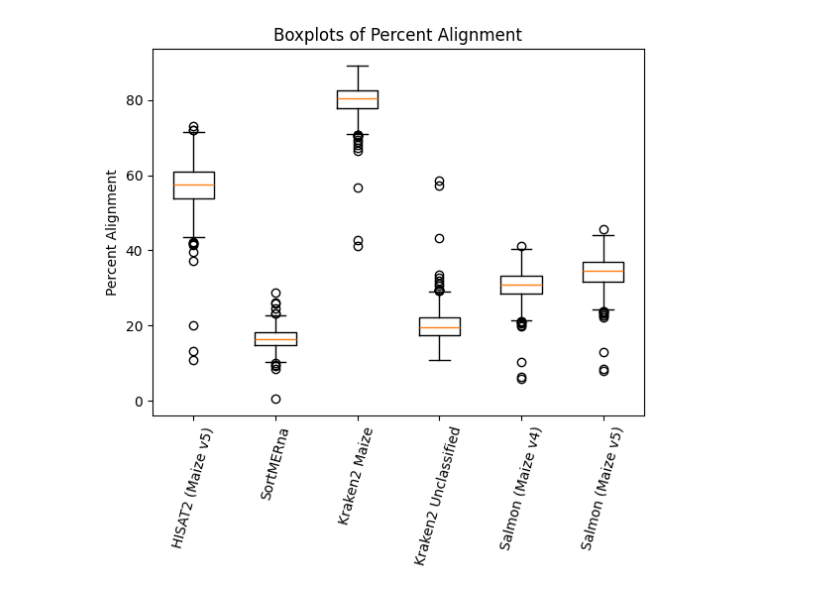
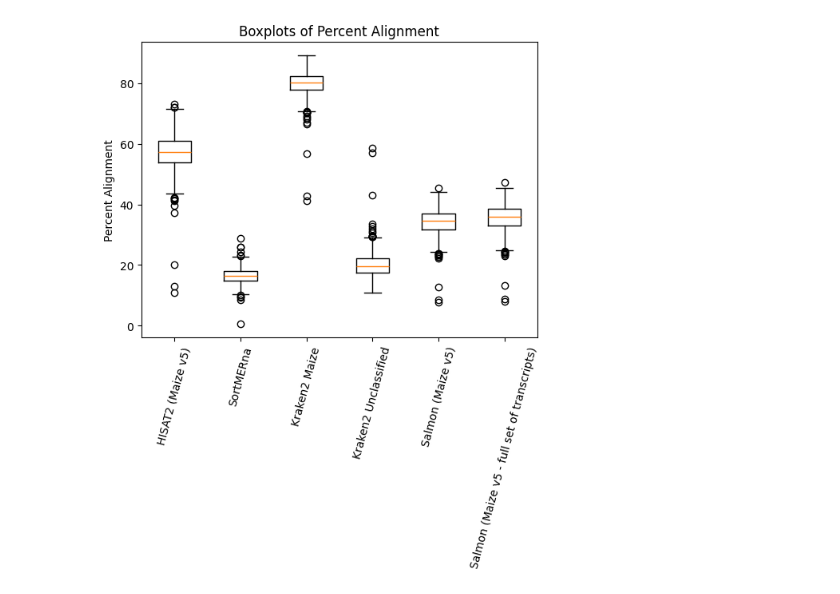
Before and after one commit to SantosRAC/maize_microbiome_transcriptomics, a Jupyter notebook: rnaseq_kremling2018/rrna_mapping_kremling2018.ipynb, the cells around one changed output. Cells and saved outputs as stored; diff of their text form; code cells hidden in the pictures.

Commit message:
Adding mapping to full transcripts to plot

```diff
--- a/rnaseq_kremling2018/rrna_mapping_kremling2018.ipynb
+++ b/rnaseq_kremling2018/rrna_mapping_kremling2018.ipynb
@@ -2,48 +2,48 @@
 import pandas as pd
 # %%
 # Read the file and create a dataframe
-df_hisat2_kremling = pd.read_csv('/media/renato/SSD1TB/Repositories/maize_microbiome_transcriptomics/rnaseq_kremling2018/wholegenomemapping_hisat2_percent.txt',
+df_hisat2_kremling = pd.read_csv('/home/rsantos/Repositories/maize_microbiome_transcriptomics/rnaseq_kremling2018/wholegenomemapping_hisat2_percent.txt',
                                     header=None, names=['percent_alignment'])
-df_sortmerna_kremling = pd.read_csv('/media/renato/SSD1TB/Repositories/maize_microbiome_transcriptomics/rnaseq_kremling2018/rrna_kremling2018_alignment_percent.txt',
+df_sortmerna_kremling = pd.read_csv('/home/rsantos/Repositories/maize_microbiome_transcriptomics/rnaseq_kremling2018/rrna_kremling2018_alignment_percent.txt',
                                     header=None, names=['percent_alignment'])
-df_kraken2maize_kremling = pd.read_csv('/media/renato/SSD1TB/Repositories/maize_microbiome_transcriptomics/rnaseq_kremling2018/kraken2_kremling2018_maize_mapping_percent.txt',
+df_kraken2maize_kremling = pd.read_csv('/home/rsantos/Repositories/maize_microbiome_transcriptomics/rnaseq_kremling2018/kraken2_kremling2018_maize_mapping_percent.txt',
                                        header=None, names=['percent_alignment'])
-df_kraken2uncl_kremling = pd.read_csv('/media/renato/SSD1TB/Repositories/maize_microbiome_transcriptomics/rnaseq_kremling2018/kraken2_kremling2018_uncl_mapping_percent.txt',
+df_kraken2uncl_kremling = pd.read_csv('/home/rsantos/Repositories/maize_microbiome_transcriptomics/rnaseq_kremling2018/kraken2_kremling2018_uncl_mapping_percent.txt',
                                        header=None, names=['percent_alignment'])
-df_salmon2zma_kremling = pd.read_csv('/media/renato/SSD1TB/Repositories/maize_microbiome_transcriptomics/rnaseq_kremling2018/Zma_salmon_mapping.txt',
+df_salmon2zma2_kremling = pd.read_csv('/home/rsantos/Repositories/maize_microbiome_transcriptomics/rnaseq_kremling2018/Zma2_salmon_mapping_reprtranscripts.txt',
                                        header=None, names=['percent_alignment'])
-df_salmon2zma2_kremling = pd.read_csv('/media/renato/SSD1TB/Repositories/maize_microbiome_transcriptomics/rnaseq_kremling2018/Zma2_salmon_mapping.txt',
+df_salmon2zma2fullset_kremling = pd.read_csv('/home/rsantos/Repositories/maize_microbiome_transcriptomics/rnaseq_kremling2018/Zma2_salmon_mapping_fulltranscripts.txt',
                                        header=None, names=['percent_alignment'])
 
 # Generate a boxplot
 import matplotlib.pyplot as plt
 
 # Create a figure and axes
 fig, ax = plt.subplots()
 
 # Generate boxplots for each vector of values
 ax.boxplot([df_hisat2_kremling['percent_alignment'],
             df_sortmerna_kremling['percent_alignment'],
             df_kraken2maize_kremling['percent_alignment'],
             df_kraken2uncl_kremling['percent_alignment'],
-            df_salmon2zma_kremling['percent_alignment'],
-            df_salmon2zma2_kremling['percent_alignment']])
+            df_salmon2zma2_kremling['percent_alignment'],
+            df_salmon2zma2fullset_kremling['percent_alignment']])
 
 # Set the x-axis tick labels
 ax.set_xticklabels(['HISAT2 (Maize v5)',
                     'SortMERna',
                     'Kraken2 Maize',
                     'Kraken2 Unclassified',
-                    'Salmon (Maize v4)',
-                    'Salmon (Maize v5)'], rotation=75)
+                    'Salmon (Maize v5)',
+                    'Salmon (Maize v5 - full set of transcripts)'], rotation=75)
 
 # Set the y-axis label
 ax.set_ylabel('Percent Alignment')
 
 # Set the title
 ax.set_title('Boxplots of Percent Alignment')
 
 # Show the plot
 plt.show()
 # %% [output]
-[figure, old version]
+[figure, new version]
```
Also changed, not shown: 2 other files.
